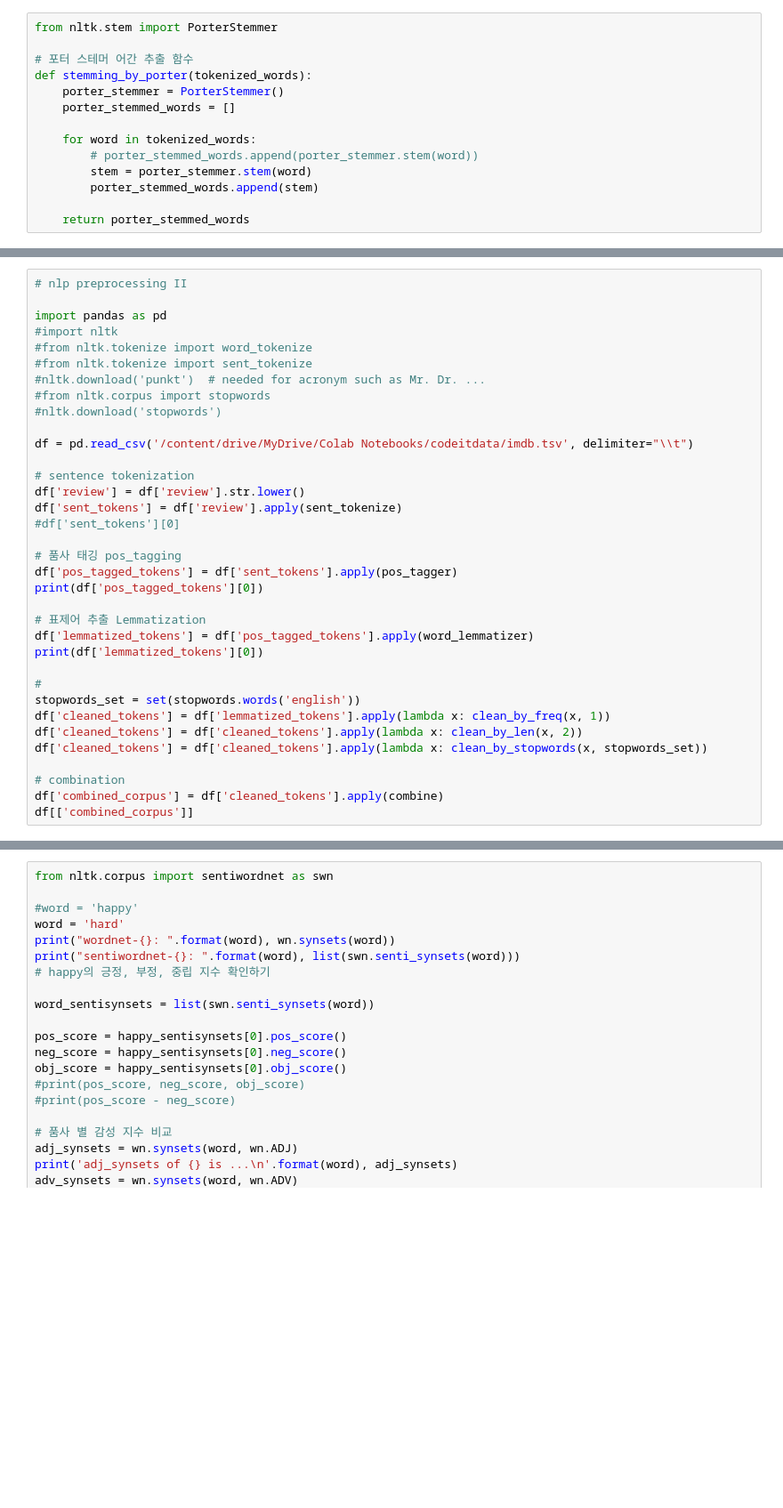
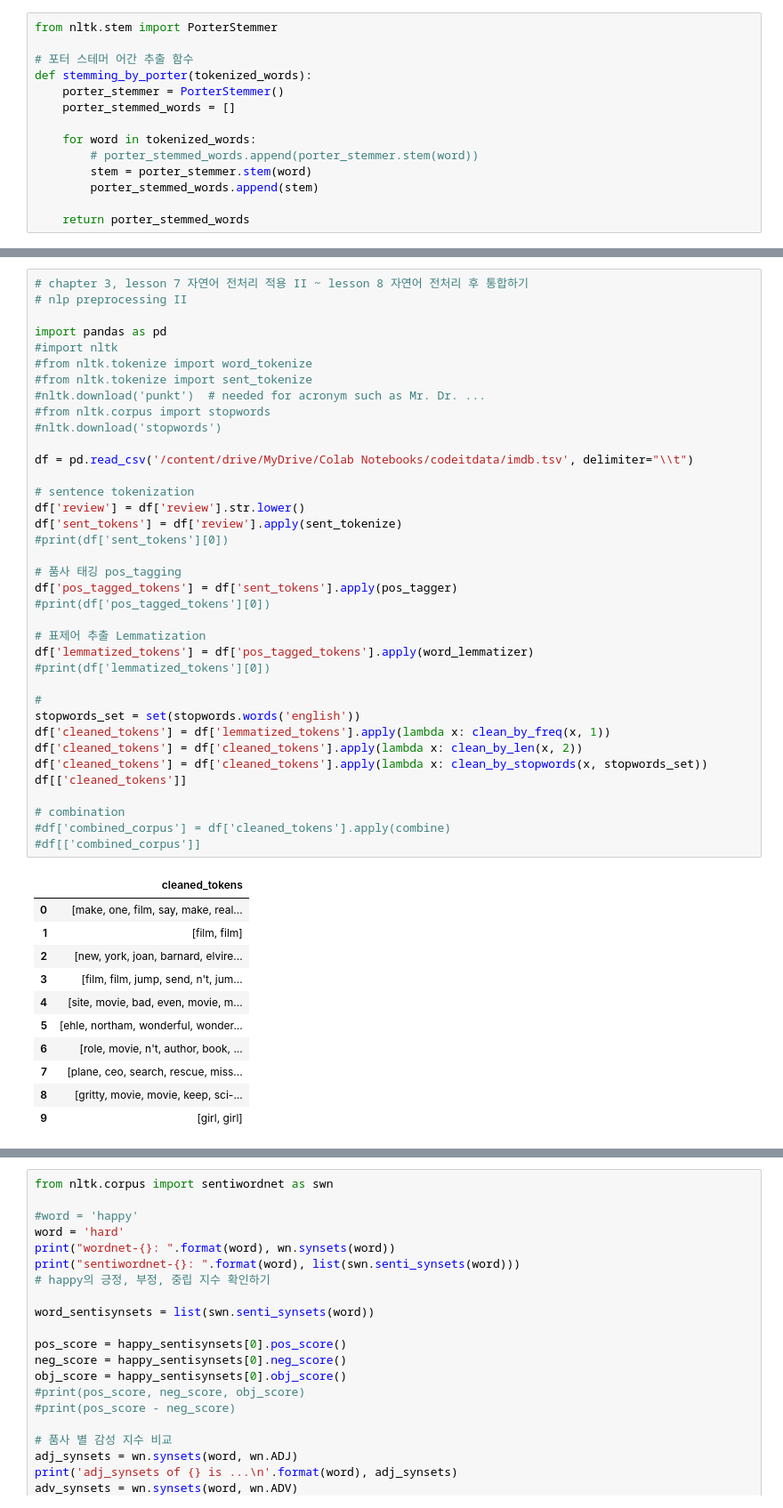
Before and after one commit to magnetclip/nlp, a Jupyter notebook: codeitnlp.ipynb, the cells around one changed output, grey strips where cells are left out. Shown at 89% size. Cells and saved outputs as stored; diff of their text form; blank space fills up the shorter version.

Commit message:
Separate by chapter, codeitnlp.ipynb

```diff
--- a/codeitnlp.ipynb
+++ b/codeitnlp.ipynb
@@ -582,38 +608,52 @@ print('after; ', lemmatized_words)
 # %%
+# chapter 3, lesson 7 자연어 전처리 적용 II ~ lesson 8 자연어 전처리 후 통합하기
 # nlp preprocessing II
 
 import pandas as pd
 #import nltk
 #from nltk.tokenize import word_tokenize
 #from nltk.tokenize import sent_tokenize
 #nltk.download('punkt')  # needed for acronym such as Mr. Dr. ...
 #from nltk.corpus import stopwords
 #nltk.download('stopwords')
 
 df = pd.read_csv('/content/drive/MyDrive/Colab Notebooks/codeitdata/imdb.tsv', delimiter="\\t")
 
 # sentence tokenization
 df['review'] = df['review'].str.lower()
 df['sent_tokens'] = df['review'].apply(sent_tokenize)
-#df['sent_tokens'][0]
+#print(df['sent_tokens'][0])
 
 # 품사 태깅 pos_tagging
 df['pos_tagged_tokens'] = df['sent_tokens'].apply(pos_tagger)
-print(df['pos_tagged_tokens'][0])
+#print(df['pos_tagged_tokens'][0])
 
 # 표제어 추출 Lemmatization
 df['lemmatized_tokens'] = df['pos_tagged_tokens'].apply(word_lemmatizer)
-print(df['lemmatized_tokens'][0])
+#print(df['lemmatized_tokens'][0])
 
 #
 stopwords_set = set(stopwords.words('english'))
 df['cleaned_tokens'] = df['lemmatized_tokens'].apply(lambda x: clean_by_freq(x, 1))
 df['cleaned_tokens'] = df['cleaned_tokens'].apply(lambda x: clean_by_len(x, 2))
 df['cleaned_tokens'] = df['cleaned_tokens'].apply(lambda x: clean_by_stopwords(x, stopwords_set))
+df[['cleaned_tokens']]
 
 # combination
-df['combined_corpus'] = df['cleaned_tokens'].apply(combine)
-df[['combined_corpus']]
+#df['combined_corpus'] = df['cleaned_tokens'].apply(combine)
+#df[['combined_corpus']]
+# %% [output]
+|  | cleaned_tokens |
+| 0 | [make, one, film, say, make, real... |
+| 1 | [film, film] |
+| 2 | [new, york, joan, barnard, elvire... |
+| 3 | [film, film, jump, send, n't, jum... |
+| 4 | [site, movie, bad, even, movie, m... |
+| 5 | [ehle, northam, wonderful, wonder... |
+| 6 | [role, movie, n't, author, book, ... |
+| 7 | [plane, ceo, search, rescue, miss... |
+| 8 | [gritty, movie, movie, keep, sci-... |
+| 9 | [girl, girl] |
 # %%
 # Test APPLY function
 # apply를 하면, 데이터 구조를 따로 고려하지 않고도, 리스트의 엔티티별로 해당 함수를 적용해줌
```
Also changed, not shown: parts of 18 cells of this notebook.
